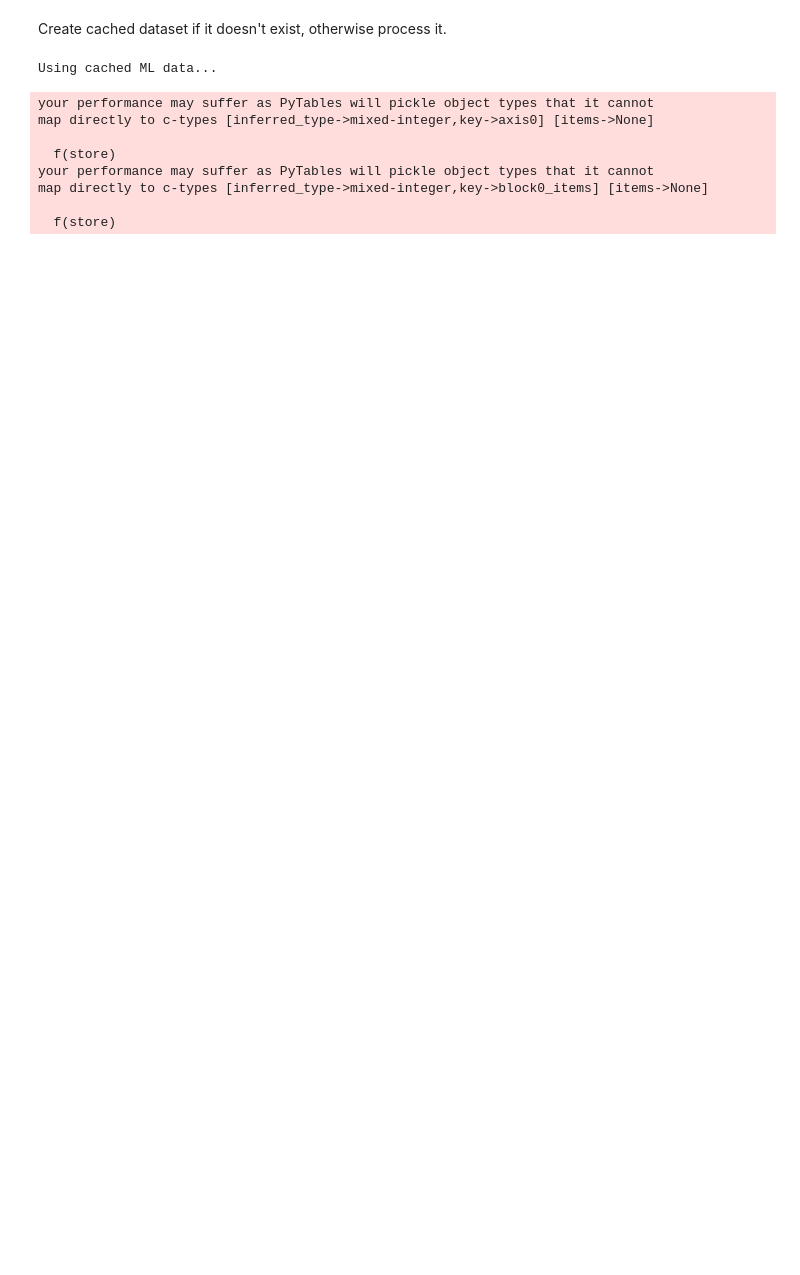
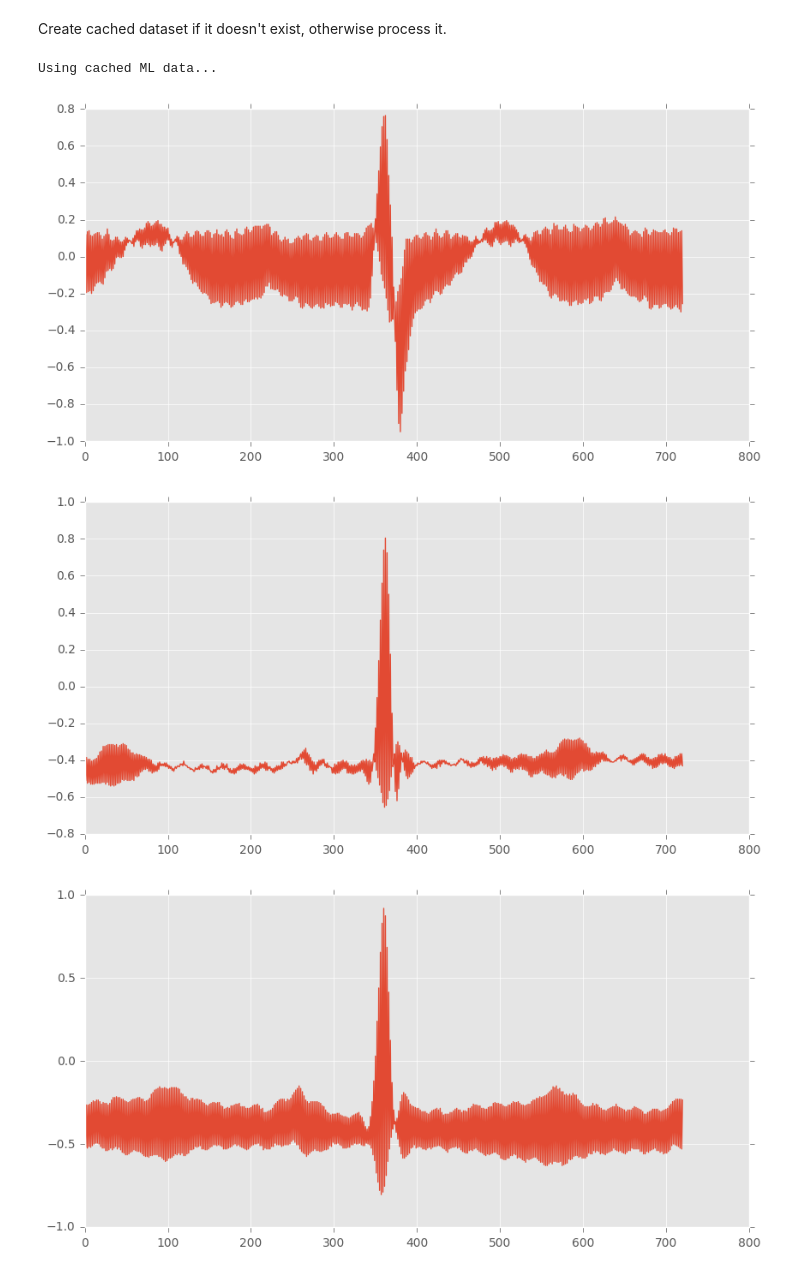
Before and after one commit to predmach/cognitive_wfdb, a Jupyter notebook: juypter/cog_wfdb-dataframe-to-cache.ipynb, the cells around one changed output. Cells and saved outputs as stored; diff of their text form; code cells hidden in the pictures; blank space fills up the shorter version.

Commit message:
Added more visualizations

```diff
--- a/juypter/cog_wfdb-dataframe-to-cache.ipynb
+++ b/juypter/cog_wfdb-dataframe-to-cache.ipynb
@@ -31,4 +185,5 @@ hdf_filename = 'data/hdf5/mit-bih.hdf'
 # %%
+
 def generate_normal_and_arrythmia_samples(anECGDataFrame, anOffsetWindow=[5000, 5000]):
     '''
 
@@ -143,18 +298,23 @@ def generate_all_sample_record_intervals(anEcgDataFrame, anEqualSampling=True):
 
     # get a list of all the recordings
     ecgFilter = filter(lambda x: re.search('Record_', x), anEcgDataFrame.keys())
-    ecgDataFrames = [anEcgDataFrame[k] for k in ecgFilter]  # replace with equery
+    #ecgDataFrames = [anEcgDataFrame[k] for k in ecgFilter]  # replace with equery
 
     # generate all the sample data intervals for each record that has arrythmias
     # each record will have time around each annotated event
     # also, derived features are around each event
     mlStage = pd.DataFrame()
-    for record in ecgDataFrames:
+    firstTime=True;
+    for ecgKey in ecgFilter:
+        record = anEcgDataFrame[ecgKey]
         if record.arrythmia_events.sum() > 1:
             if len(record[record.arrythmia_events == 1].index) == 0:
                 continue
 
             recordSamples = generate_normal_and_arrythmia_samples(record)
+            if firstTime:
+              print(recordSamples)
+              firstTime = False;
             mlStage = pd.concat([mlStage, recordSamples])
 
     mlStage.reset_index(drop=True, inplace=True)
@@ -179,36 +339,52 @@ Create cached dataset if it doesn't exist, otherwise process it.
 # %%
 def extract_and_stage_ml(hdf_filename, anEqualSampling=True, useCached=True):
     '''
     Query the file for the arrythmia data, bring in normal data too
 
     Args:
         anEcgDataFrame		: data frame
         anEqualSampling		: equalize the amount of each class
 
     Returns:
         DataFrame
     '''
     cache = 'cached_eq_ml_data.hdf'
     if useCached and os.path.isfile(cache):
+        print('Using cached ML data...')
         equalized_data = pd.read_hdf(cache, 'cached_data')
-        print('Using cached ML data...')
     else:
         ecgDataframe = pd.HDFStore(hdf_filename)
         equalized_data = generate_all_sample_record_intervals(ecgDataframe)
         if (useCached):
             print('Creating cached ML data...')
             equalized_data.to_hdf(cache, 'cached_data')
 
     return equalized_data
 
 samples = extract_and_stage_ml(hdf_filename, anEqualSampling=True, useCached=True)
+
+
+#print(samples)
+import matplotlib.pyplot as plt
+%matplotlib inline
+plt.style.use('ggplot')
+
+
+def plotter(row):
+    plt.figure(figsize=(10, 5))
+    plt.plot(row)
+    plt.show()
+#print(milivoltFeatures.iloc[:,:])
+
+samples.iloc[:4,:721].apply(lambda x: plotter(x), axis=1 )
+
+
+f, axs = plt.subplots(4, sharex=True, sharey=True,figsize=(15, 20))
+for rowIdx in range( len(axs) ):
+    axs[rowIdx].plot( samples.iloc[rowIdx,:721] )
+f.subplots_adjust(hspace=0)
 # %% [output]
 Using cached ML data...
-your performance may suffer as PyTables will pickle object types that it cannot
-map directly to c-types [inferred_type->mixed-integer,key->axis0] [items->None]
-
-  f(store)
-your performance may suffer as PyTables will pickle object types that it cannot
-map directly to c-types [inferred_type->mixed-integer,key->block0_items] [items->None]
-
-  f(store)
+[figure, added]
+[figure, added]
+[figure, added]
```
Also changed, not shown: parts of 5 cells of this notebook, 2 other files.
